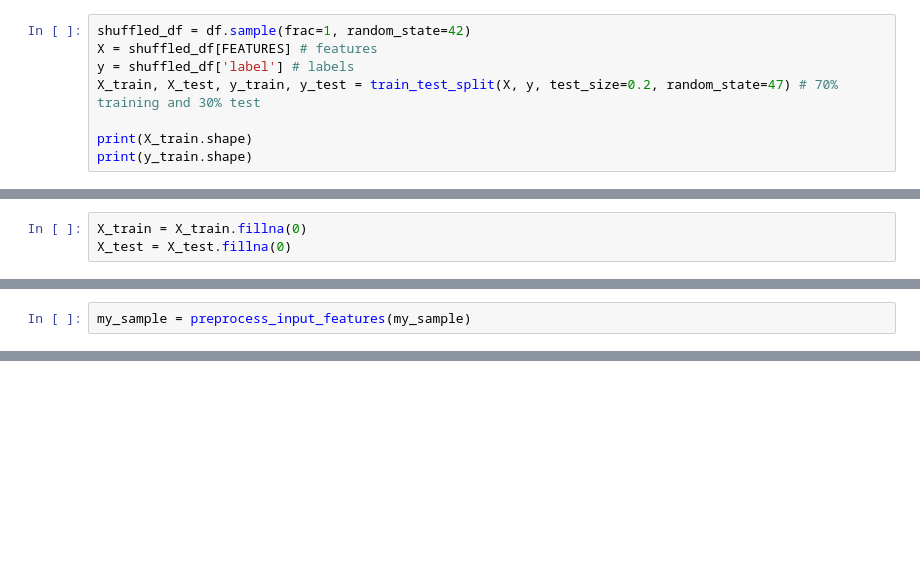
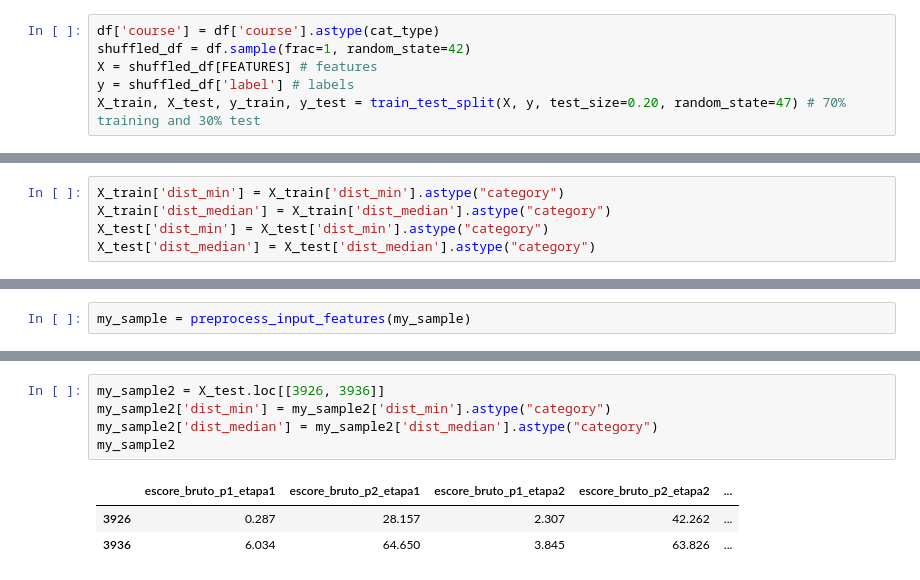
Before and after one commit to brunoxz10/exam-pas, a Jupyter notebook: notebooks/notebook_xgboost.ipynb, the cells around one changed output, grey strips where cells are left out. Drawn from its saved outputs; the diff is of its cells as text; blank space fills up the shorter version.

```diff
--- a/notebooks/notebook_xgboost.ipynb
+++ b/notebooks/notebook_xgboost.ipynb
@@ -73,8 +50,6 @@ len(FEATURES)
 # %%
+df['course'] = df['course'].astype(cat_type)
 shuffled_df = df.sample(frac=1, random_state=42)
 X = shuffled_df[FEATURES] # features
 y = shuffled_df['label'] # labels
-X_train, X_test, y_train, y_test = train_test_split(X, y, test_size=0.2, random_state=47) # 70% training and 30% test
-
-print(X_train.shape)
-print(y_train.shape)
+X_train, X_test, y_train, y_test = train_test_split(X, y, test_size=0.20, random_state=47) # 70% training and 30% test
@@ -127,4 +91,9 @@ print(y_train.shape)
 (14382,)
+# %%
+X_train['dist_min'] = X_train['dist_min'].astype("category")
+X_train['dist_median'] = X_train['dist_median'].astype("category")
+X_test['dist_min'] = X_test['dist_min'].astype("category")
+X_test['dist_median'] = X_test['dist_median'].astype("category")
 # %%
 y_test.value_counts()
 # %% [output]
@@ -152,3 +102,0 @@ columns_to_standardize
-# %%
-X_train = X_train.fillna(0)
-X_test = X_test.fillna(0)
@@ -464,0 +381,9 @@ my_sample2 = X_test.loc[[3926, 3936]]
+# %%
+my_sample2 = X_test.loc[[3926, 3936]]
+my_sample2['dist_min'] = my_sample2['dist_min'].astype("category")
+my_sample2['dist_median'] = my_sample2['dist_median'].astype("category")
+my_sample2
+# %% [output]
+|  | escore_bruto_p1_etapa1 | escore_bruto_p2_etapa1 | escore_bruto_p1_etapa2 | escore_bruto_p2_etapa2 | ... |
+| 3926 | 0.287 | 28.157 | 2.307 | 42.262 | ... |
+| 3936 | 6.034 | 64.650 | 3.845 | 63.826 | ... |
```
Also changed, not shown: parts of 39 cells of this notebook, 16 other files.
